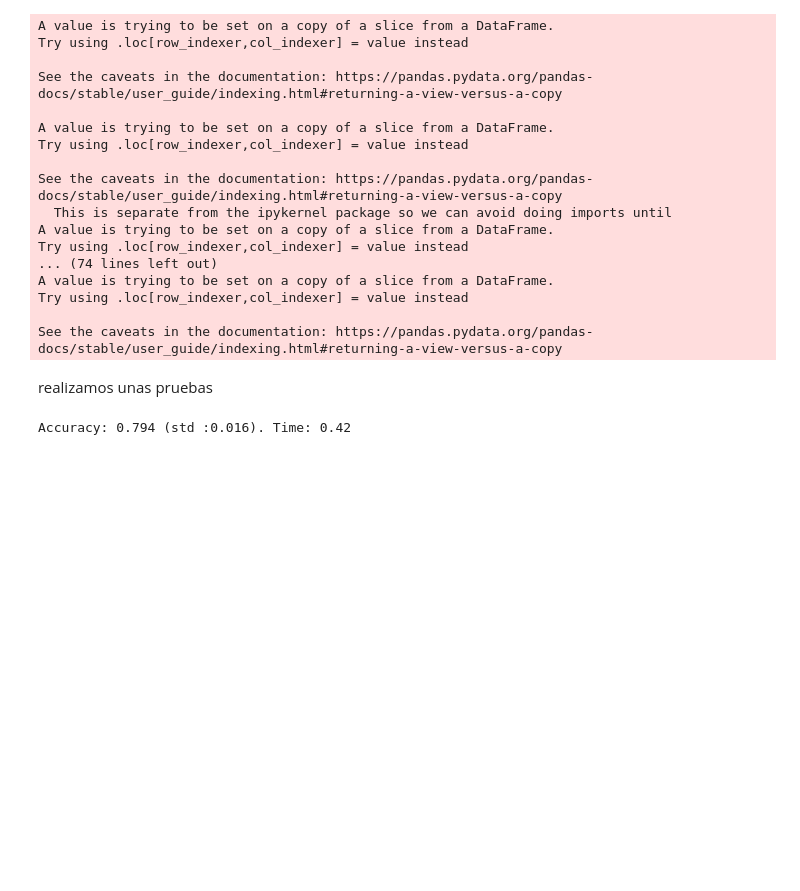
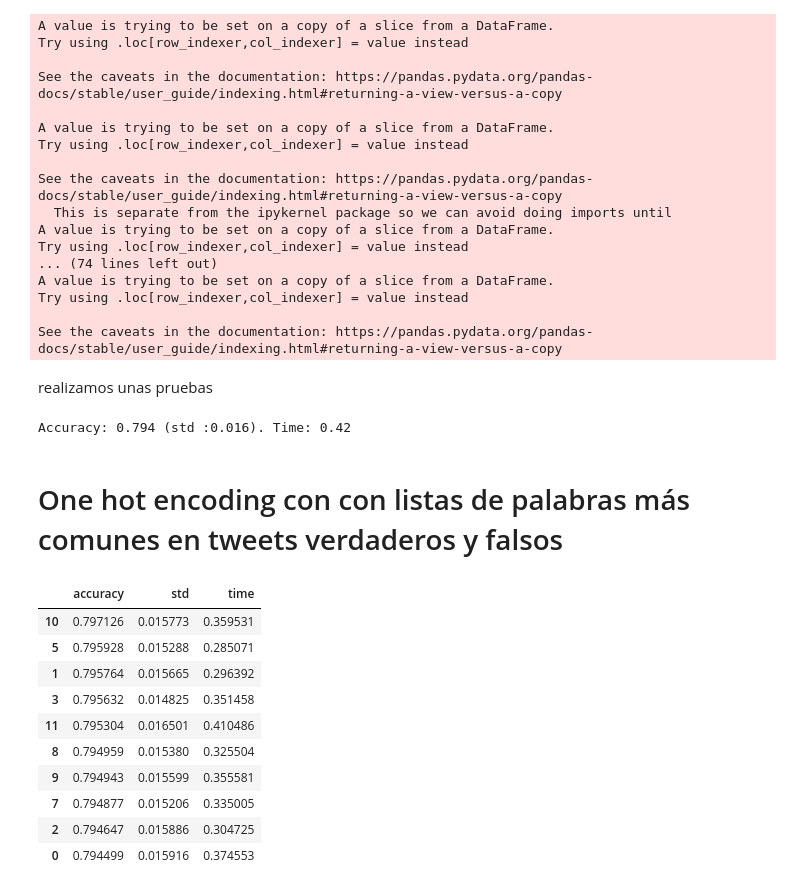
Before and after one commit to danielacarrero/orga-datos, a Jupyter notebook: TP2/LightGBM_jesus.ipynb, the cells around one changed output. Cells and saved outputs as stored; diff of their text form; code cells hidden in the pictures; blank space fills up the shorter version.

Commit message:
lightgbm submit kaggle with one hot encoding

```diff
--- a/TP2/LightGBM_jesus.ipynb
+++ b/TP2/LightGBM_jesus.ipynb
@@ -1383,3 +1386,54 @@ end = time.time()
 print('Accuracy: %.3f (std :%.3f). Time: %.2f' % (np.mean(n_scores), np.std(n_scores),(end-start)/60))
 # %% [output]
 Accuracy: 0.794 (std :0.016). Time: 0.42
+# %% [markdown]
+# One hot encoding con con listas de palabras más comunes en tweets verdaderos y falsos
+# %%
+no_column = get_dic_acc()
+index_no_column = []
+
+word_list_list = [words_100_true, words_100_false, words_90_true, words_90_false, words_85_true, words_85_false, words_80_true, words_80_false, words_75_true, words_75_false, words_70_true, words_70_false]
+
+for word_list in word_list_list:
+
+    x_train_one_hot_enc = x_2_train.copy()
+
+    for word in word_list:
+        is_Ascii = True
+        for c in word:
+            if ord(c) > 127 or ord(c) < 0:
+                is_Ascii = False
+                break
+        if not is_Ascii:
+            continue
+
+        x_train_one_hot_enc[word+'_OHE'] = x_train_one_hot_enc.join(tweets.loc[:,'text']).text.transform(lambda y: word.lower() in y.lower())
+
+    start = time.time()
+    light_model = LGBMClassifier(random_state=1)
+    cv = RepeatedStratifiedKFold(n_splits=10,random_state=1)
+
+    n_scores = cross_val_score(light_model, x_train_one_hot_enc, y_2_train, scoring='accuracy', cv=cv, n_jobs=-1, error_score='raise')
+    end = time.time()
+
+    index_no_column.append(word_list_list.index(word_list))
+    no_column['accuracy'].append(np.mean(n_scores))
+    no_column['std'].append(np.std(n_scores))
+    no_column['time'].append((end - start)/60)
+
+
+results_OHE = pd.DataFrame(no_column, index=index_no_column)
+# %%
+results_OHE.nlargest(10,'accuracy')
+# %% [output]
+|  | accuracy | std | time |
+| 10 | 0.797126 | 0.015773 | 0.359531 |
+| 5 | 0.795928 | 0.015288 | 0.285071 |
+| 1 | 0.795764 | 0.015665 | 0.296392 |
+| 3 | 0.795632 | 0.014825 | 0.351458 |
+| 11 | 0.795304 | 0.016501 | 0.410486 |
+| 8 | 0.794959 | 0.015380 | 0.325504 |
+| 9 | 0.794943 | 0.015599 | 0.355581 |
+| 7 | 0.794877 | 0.015206 | 0.335005 |
+| 2 | 0.794647 | 0.015886 | 0.304725 |
+| 0 | 0.794499 | 0.015916 | 0.374553 |
```
Also changed, not shown: parts of 1 cell of this notebook, 22 other files.
